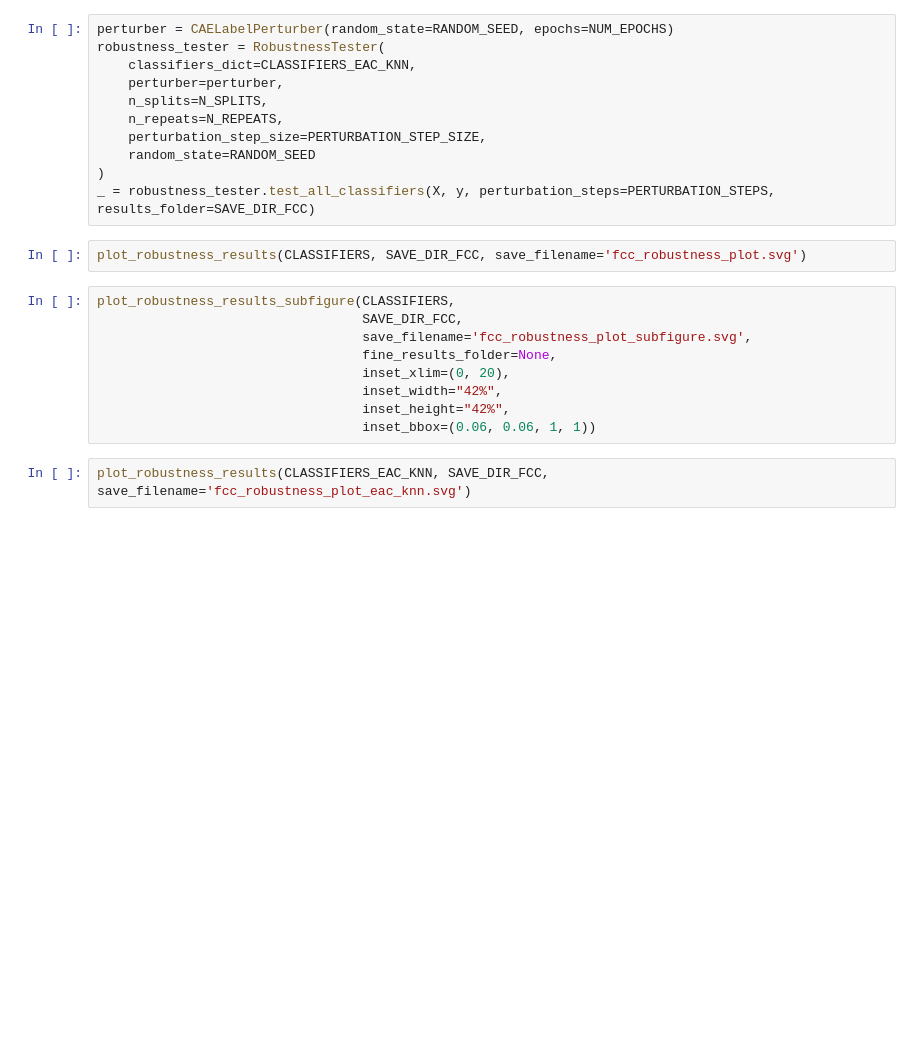
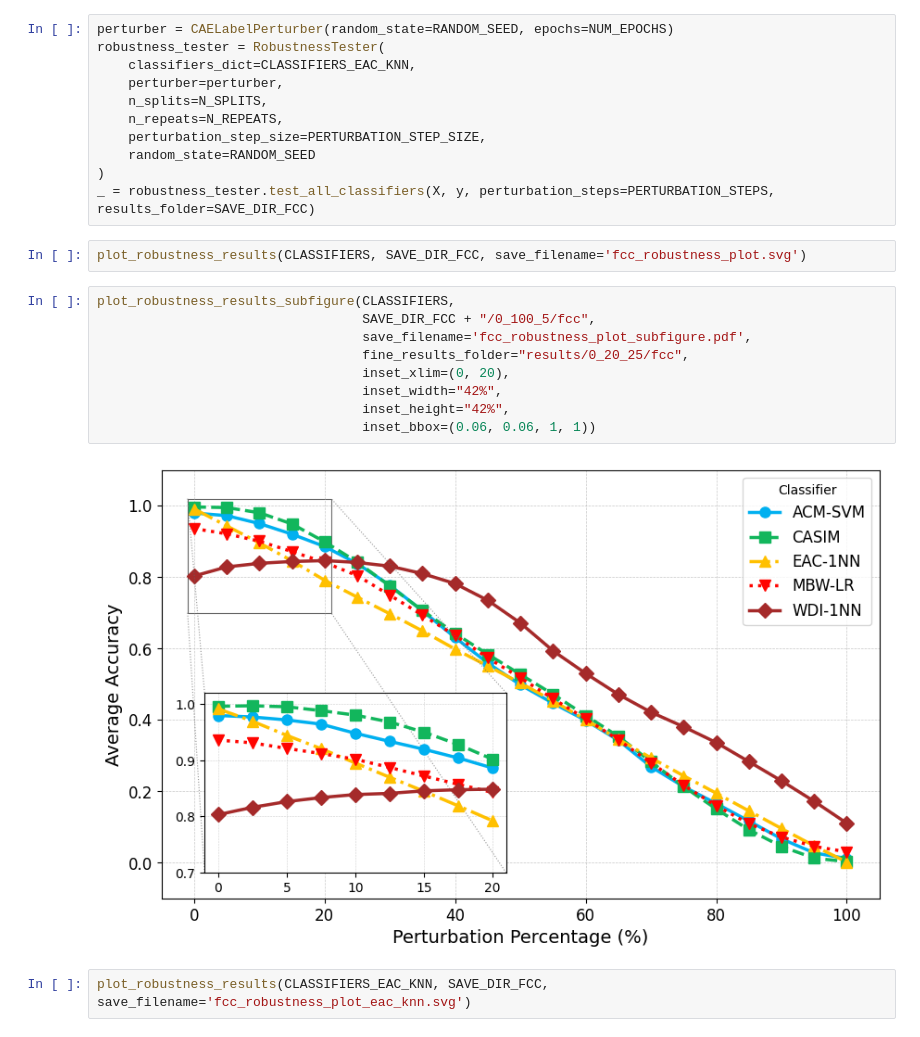
Before and after one commit to GianMan89/Alarm_Flood_Classification_Label_Noise, a Jupyter notebook: notebook.ipynb, the cells around one changed output. Saved outputs shown, nothing was run; the diff lists cells and outputs as text; blank space fills up the shorter version.

```diff
--- a/notebook.ipynb
+++ b/notebook.ipynb
@@ -1065,13 +1068,15 @@ _ = robustness_tester.test_all_classifiers(X, y, perturbation_steps=PERTURBATION
 plot_robustness_results(CLASSIFIERS, SAVE_DIR_FCC, save_filename='fcc_robustness_plot.svg')
 # %%
 plot_robustness_results_subfigure(CLASSIFIERS,
-                                  SAVE_DIR_FCC,
-                                  save_filename='fcc_robustness_plot_subfigure.svg',
-                                  fine_results_folder=None,
+                                  SAVE_DIR_FCC + "/0_100_5/fcc",
+                                  save_filename='fcc_robustness_plot_subfigure.pdf',
+                                  fine_results_folder="results/0_20_25/fcc",
                                   inset_xlim=(0, 20),
                                   inset_width="42%",
                                   inset_height="42%",
                                   inset_bbox=(0.06, 0.06, 1, 1))
+# %% [output]
+[figure, added]
 # %%
 plot_robustness_results(CLASSIFIERS_EAC_KNN, SAVE_DIR_FCC, save_filename='fcc_robustness_plot_eac_knn.svg')
 # %%
```
Also changed, not shown: parts of 2 cells of this notebook, 2 other files.
